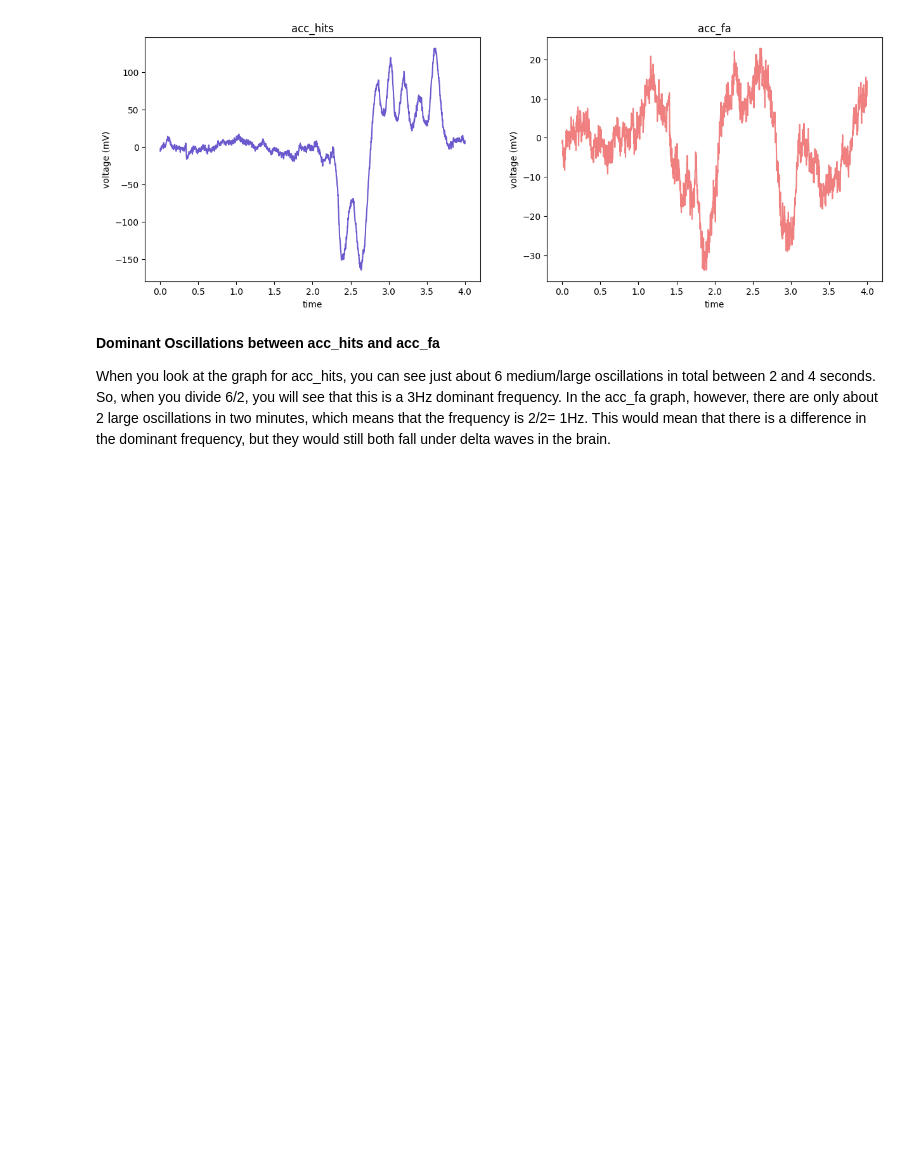
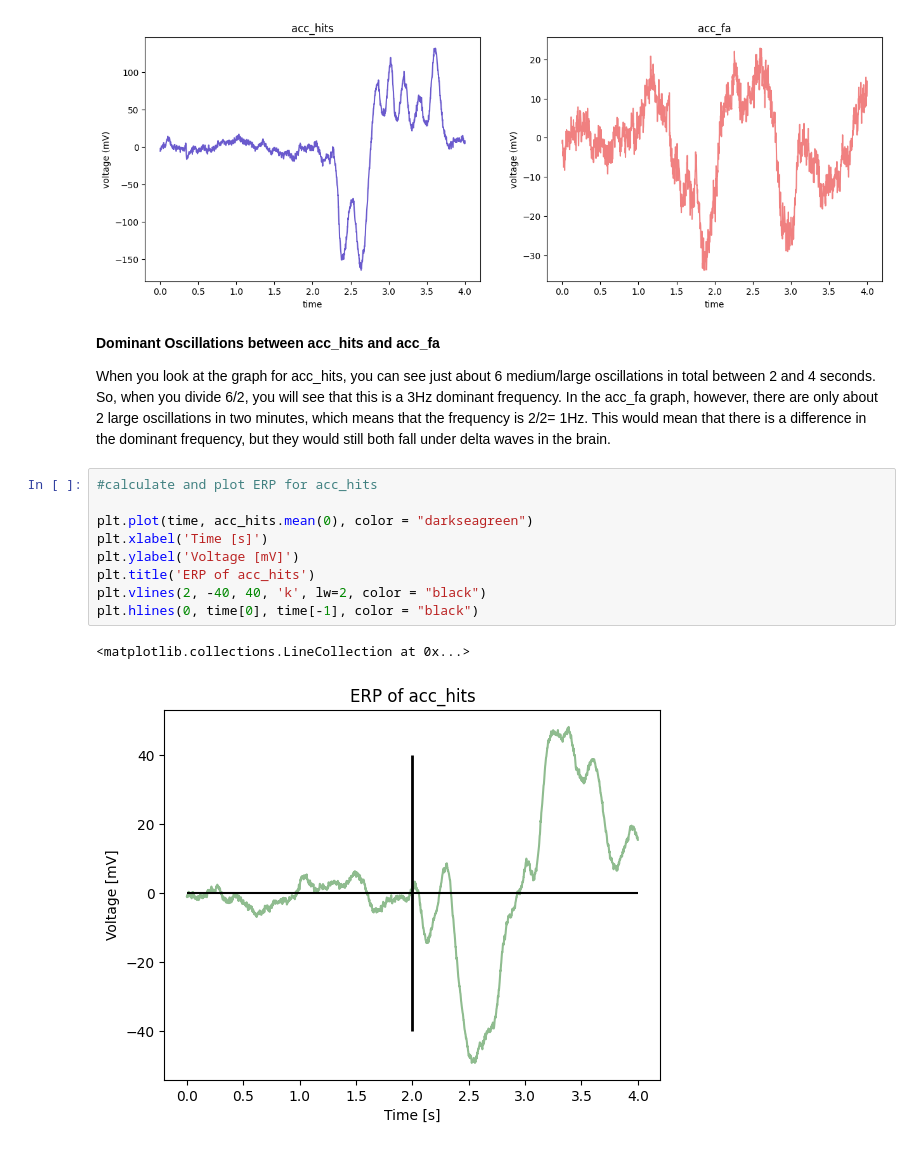
Before and after one commit to amandafriedmann/NEUR-Data-Analysis, a Jupyter notebook: coding_homework_5.ipynb, the cells around one changed output. Cells and saved outputs as stored; diff of their text form; blank space fills up the shorter version.

```diff
--- a/coding_homework_5.ipynb
+++ b/coding_homework_5.ipynb
@@ -114,3 +114,15 @@ plt.show()
 **Dominant Oscillations between acc_hits and acc_fa**
 
 When you look at the graph for acc_hits, you can see just about 6 medium/large oscillations in total between 2 and 4 seconds. So, when you divide 6/2, you will see that this is a 3Hz dominant frequency. In the acc_fa graph, however, there are only about 2 large oscillations in two minutes, which means that the frequency is 2/2= 1Hz. This would mean that there is a difference in the dominant frequency, but they would still both fall under delta waves in the brain.
+# %%
+#calculate and plot ERP for acc_hits
+
+plt.plot(time, acc_hits.mean(0), color = "darkseagreen")
+plt.xlabel('Time [s]')
+plt.ylabel('Voltage [mV]')
+plt.title('ERP of acc_hits')
+plt.vlines(2, -40, 40, 'k', lw=2, color = "black")
+plt.hlines(0, time[0], time[-1], color = "black")
+# %% [output]
+<matplotlib.collections.LineCollection at 0x...>
+[figure, added]
```
Also changed, not shown: parts of 2 cells of this notebook.
